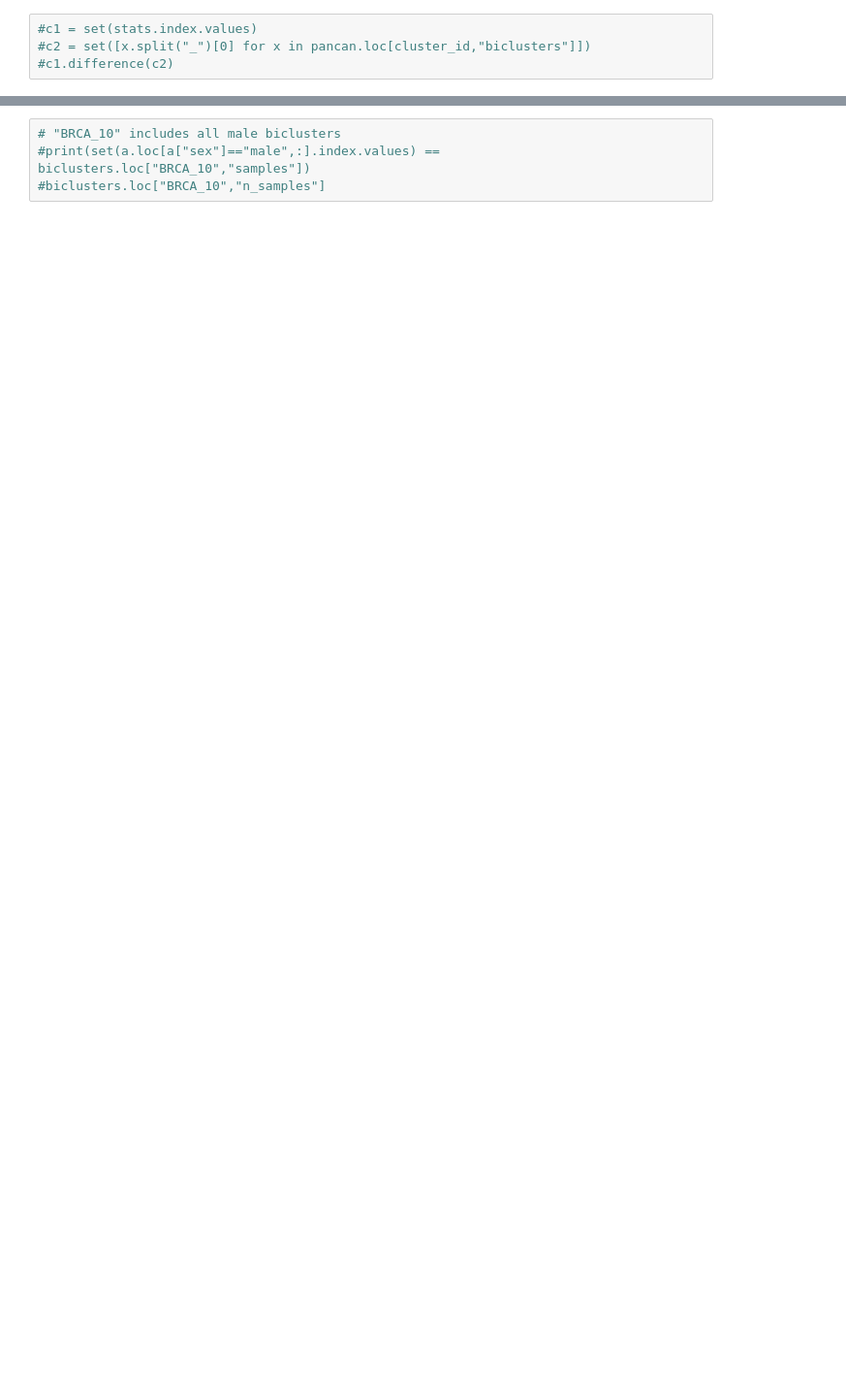
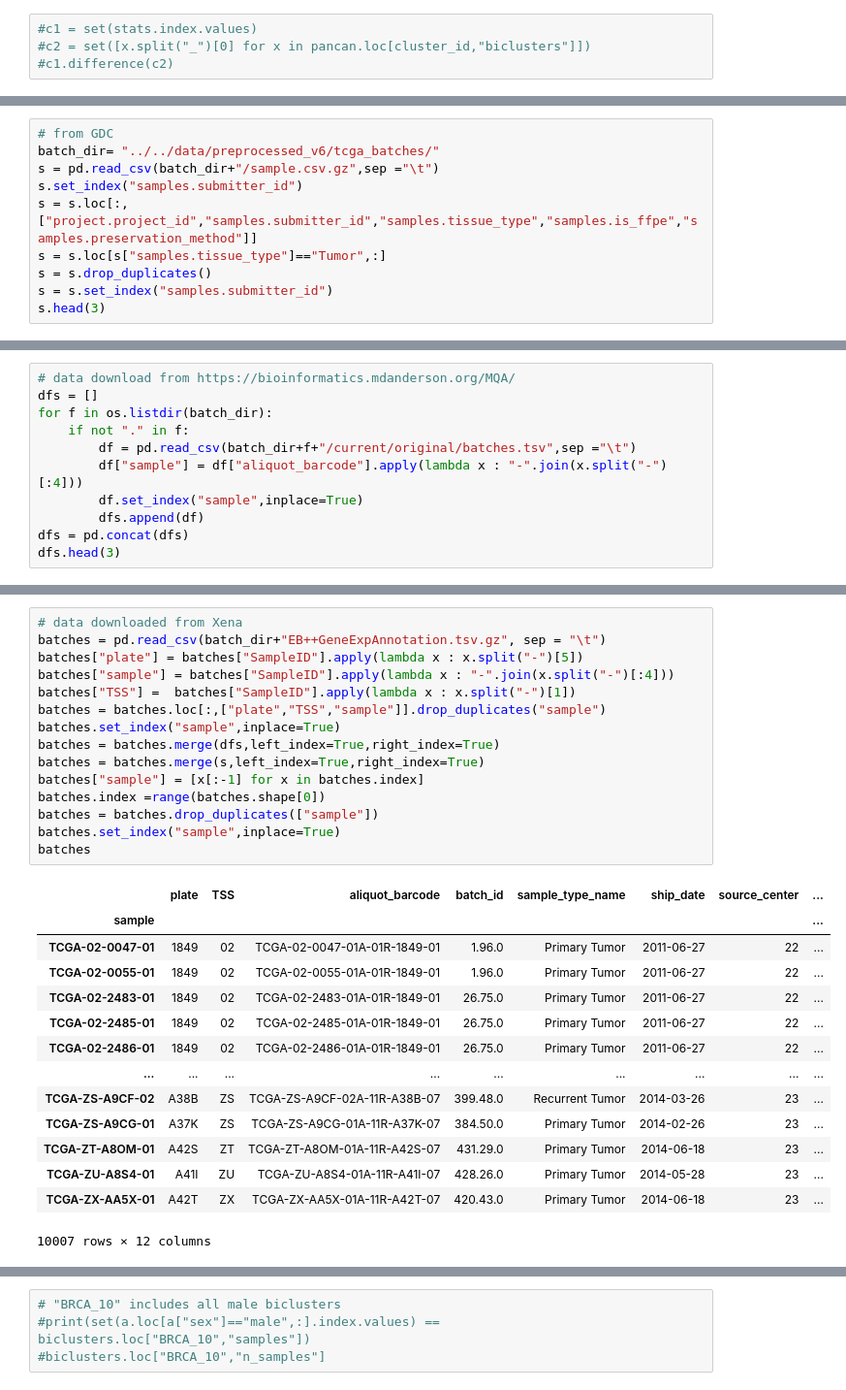
Before and after one commit to ozolotareva/unpast_paper, a Jupyter notebook: notebooks/all_cancers_TCGA_recurrent_biclusters.ipynb, the cells around one changed output, grey strips where cells are left out. Shown at 97% size. Saved outputs shown, nothing was run; the diff lists cells and outputs as text; blank space fills up the shorter version.

```diff
--- a/notebooks/all_cancers_TCGA_recurrent_biclusters.ipynb
+++ b/notebooks/all_cancers_TCGA_recurrent_biclusters.ipynb
@@ -542,0 +519,10 @@ for bic_id in pancan.loc[cluster_id,"biclusters"]:
+# %%
+# from GDC
+batch_dir= "../../data/preprocessed_v6/tcga_batches/"
+s = pd.read_csv(batch_dir+"/sample.csv.gz",sep ="\t")
+s.set_index("samples.submitter_id")
+s = s.loc[:,["project.project_id","samples.submitter_id","samples.tissue_type","samples.is_ffpe","samples.preservation_method"]]
+s = s.loc[s["samples.tissue_type"]=="Tumor",:]
+s = s.drop_duplicates()
+s = s.set_index("samples.submitter_id")
+s.head(3)
@@ -542,0 +535,11 @@ for bic_id in pancan.loc[cluster_id,"biclusters"]:
+# %%
+# data download from https://bioinformatics.mdanderson.org/MQA/
+dfs = []
+for f in os.listdir(batch_dir):
+    if not "." in f:
+        df = pd.read_csv(batch_dir+f+"/current/original/batches.tsv",sep ="\t")
+        df["sample"] = df["aliquot_barcode"].apply(lambda x : "-".join(x.split("-")[:4]))
+        df.set_index("sample",inplace=True)
+        dfs.append(df)
+dfs = pd.concat(dfs)
+dfs.head(3)
@@ -543 +552,31 @@ for bic_id in pancan.loc[cluster_id,"biclusters"]:
+# %%
+# data downloaded from Xena
+batches = pd.read_csv(batch_dir+"EB++GeneExpAnnotation.tsv.gz", sep = "\t")
+batches["plate"] = batches["SampleID"].apply(lambda x : x.split("-")[5])
+batches["sample"] = batches["SampleID"].apply(lambda x : "-".join(x.split("-")[:4]))
+batches["TSS"] =  batches["SampleID"].apply(lambda x : x.split("-")[1])
+batches = batches.loc[:,["plate","TSS","sample"]].drop_duplicates("sample")
+batches.set_index("sample",inplace=True)
+batches = batches.merge(dfs,left_index=True,right_index=True)
+batches = batches.merge(s,left_index=True,right_index=True)
+batches["sample"] = [x[:-1] for x in batches.index]
+batches.index =range(batches.shape[0])
+batches = batches.drop_duplicates(["sample"])
+batches.set_index("sample",inplace=True)
+batches
+# %% [output]
+|  | plate | TSS | aliquot_barcode | batch_id | sample_type_name | ship_date | source_center | ... |
+| sample |  |  |  |  |  |  |  | ... |
+| TCGA-02-0047-01 | 1849 | 02 | TCGA-02-0047-01A-01R-1849-01 | 1.96.0 | Primary Tumor | 2011-06-27 | 22 | ... |
+| TCGA-02-0055-01 | 1849 | 02 | TCGA-02-0055-01A-01R-1849-01 | 1.96.0 | Primary Tumor | 2011-06-27 | 22 | ... |
+| TCGA-02-2483-01 | 1849 | 02 | TCGA-02-2483-01A-01R-1849-01 | 26.75.0 | Primary Tumor | 2011-06-27 | 22 | ... |
+| TCGA-02-2485-01 | 1849 | 02 | TCGA-02-2485-01A-01R-1849-01 | 26.75.0 | Primary Tumor | 2011-06-27 | 22 | ... |
+| TCGA-02-2486-01 | 1849 | 02 | TCGA-02-2486-01A-01R-1849-01 | 26.75.0 | Primary Tumor | 2011-06-27 | 22 | ... |
+| ... | ... | ... | ... | ... | ... | ... | ... | ... |
+| TCGA-ZS-A9CF-02 | A38B | ZS | TCGA-ZS-A9CF-02A-11R-A38B-07 | 399.48.0 | Recurrent Tumor | 2014-03-26 | 23 | ... |
+| TCGA-ZS-A9CG-01 | A37K | ZS | TCGA-ZS-A9CG-01A-11R-A37K-07 | 384.50.0 | Primary Tumor | 2014-02-26 | 23 | ... |
+| TCGA-ZT-A8OM-01 | A42S | ZT | TCGA-ZT-A8OM-01A-11R-A42S-07 | 431.29.0 | Primary Tumor | 2014-06-18 | 23 | ... |
+| TCGA-ZU-A8S4-01 | A41I | ZU | TCGA-ZU-A8S4-01A-11R-A41I-07 | 428.26.0 | Primary Tumor | 2014-05-28 | 23 | ... |
+| TCGA-ZX-AA5X-01 | A42T | ZX | TCGA-ZX-AA5X-01A-11R-A42T-07 | 420.43.0 | Primary Tumor | 2014-06-18 | 23 | ... |
+10007 rows × 12 columns
 # %% [markdown]
```
Also changed, not shown: parts of 40 cells of this notebook.
